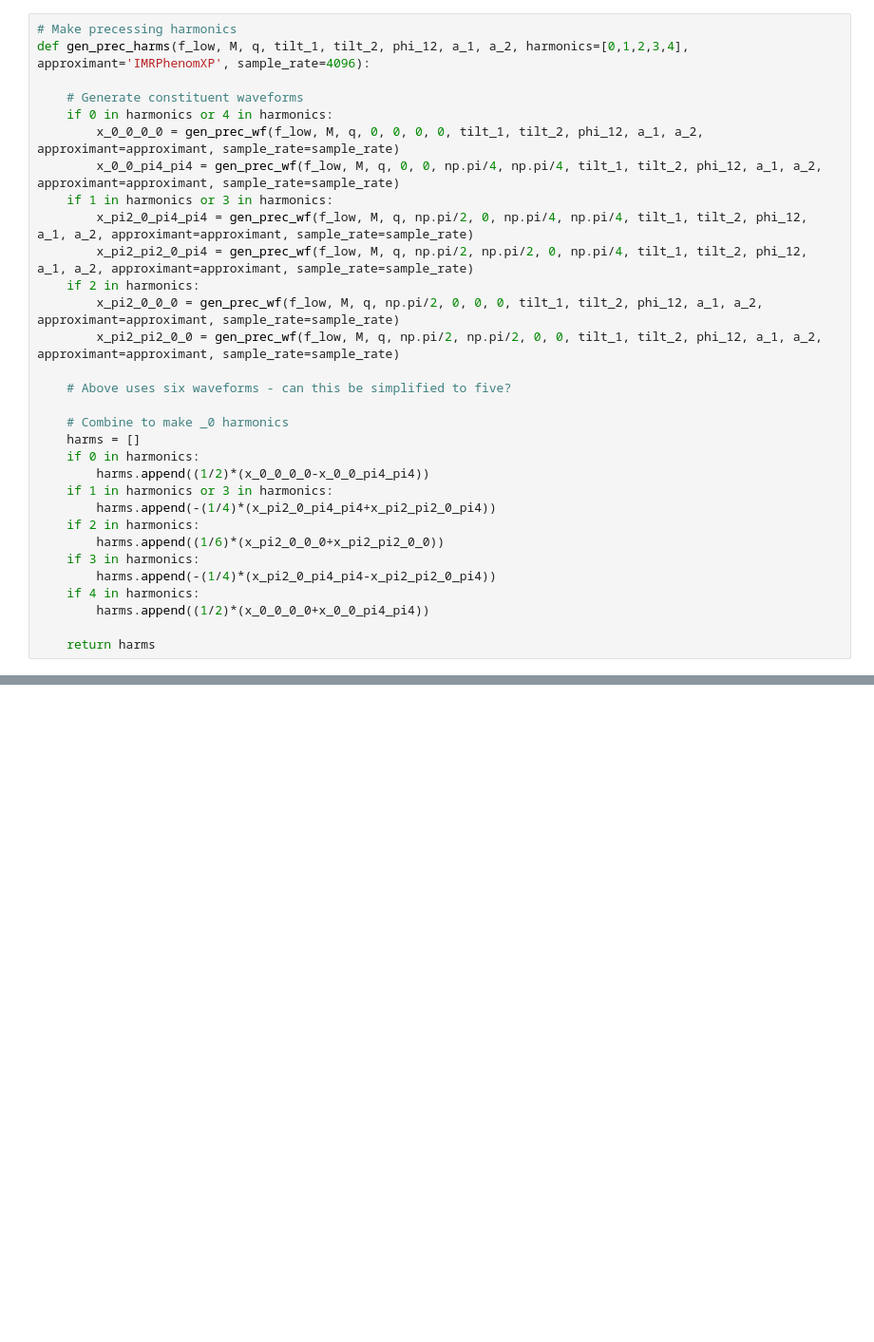
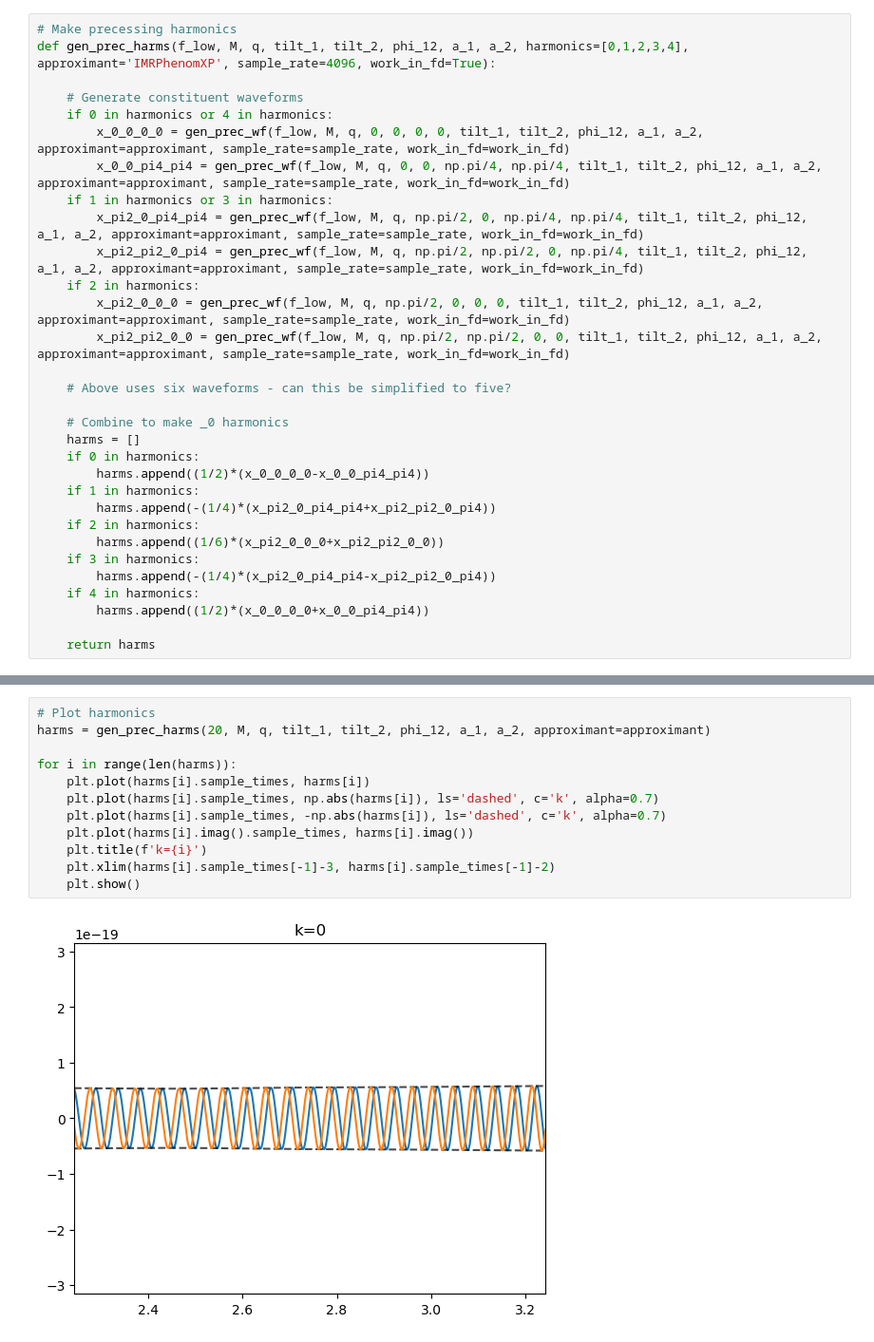
Before and after one commit to BenGPatterson/EccentricPrecession, a Jupyter notebook: ecc_prec_harmonics.ipynb, the cells around one changed output, grey strips where cells are left out. Shown at 95% size. Saved outputs shown, nothing was run; the diff lists cells and outputs as text; blank space fills up the shorter version.

```diff
--- a/ecc_prec_harmonics.ipynb
+++ b/ecc_prec_harmonics.ipynb
@@ -131,18 +103,18 @@ def gen_prec_wf(f_low, M, q, theta_jn, phi_jl, phase, psi, tilt_1, tilt_2, phi_1
     return h
 # %%
 # Make precessing harmonics
-def gen_prec_harms(f_low, M, q, tilt_1, tilt_2, phi_12, a_1, a_2, harmonics=[0,1,2,3,4], approximant='IMRPhenomXP', sample_rate=4096):
+def gen_prec_harms(f_low, M, q, tilt_1, tilt_2, phi_12, a_1, a_2, harmonics=[0,1,2,3,4], approximant='IMRPhenomXP', sample_rate=4096, work_in_fd=True):
 
     # Generate constituent waveforms
     if 0 in harmonics or 4 in harmonics:
-        x_0_0_0_0 = gen_prec_wf(f_low, M, q, 0, 0, 0, 0, tilt_1, tilt_2, phi_12, a_1, a_2, approximant=approximant, sample_rate=sample_rate)
-        x_0_0_pi4_pi4 = gen_prec_wf(f_low, M, q, 0, 0, np.pi/4, np.pi/4, tilt_1, tilt_2, phi_12, a_1, a_2, approximant=approximant, sample_rate=sample_rate)
+        x_0_0_0_0 = gen_prec_wf(f_low, M, q, 0, 0, 0, 0, tilt_1, tilt_2, phi_12, a_1, a_2, approximant=approximant, sample_rate=sample_rate, work_in_fd=work_in_fd)
+        x_0_0_pi4_pi4 = gen_prec_wf(f_low, M, q, 0, 0, np.pi/4, np.pi/4, tilt_1, tilt_2, phi_12, a_1, a_2, approximant=approximant, sample_rate=sample_rate, work_in_fd=work_in_fd)
     if 1 in harmonics or 3 in harmonics:
-        x_pi2_0_pi4_pi4 = gen_prec_wf(f_low, M, q, np.pi/2, 0, np.pi/4, np.pi/4, tilt_1, tilt_2, phi_12, a_1, a_2, approximant=approximant, sample_rate=sample_rate)
-        x_pi2_pi2_0_pi4 = gen_prec_wf(f_low, M, q, np.pi/2, np.pi/2, 0, np.pi/4, tilt_1, tilt_2, phi_12, a_1, a_2, approximant=approximant, sample_rate=sample_rate)
+        x_pi2_0_pi4_pi4 = gen_prec_wf(f_low, M, q, np.pi/2, 0, np.pi/4, np.pi/4, tilt_1, tilt_2, phi_12, a_1, a_2, approximant=approximant, sample_rate=sample_rate, work_in_fd=work_in_fd)
+        x_pi2_pi2_0_pi4 = gen_prec_wf(f_low, M, q, np.pi/2, np.pi/2, 0, np.pi/4, tilt_1, tilt_2, phi_12, a_1, a_2, approximant=approximant, sample_rate=sample_rate, work_in_fd=work_in_fd)
     if 2 in harmonics:
-        x_pi2_0_0_0 = gen_prec_wf(f_low, M, q, np.pi/2, 0, 0, 0, tilt_1, tilt_2, phi_12, a_1, a_2, approximant=approximant, sample_rate=sample_rate)
-        x_pi2_pi2_0_0 = gen_prec_wf(f_low, M, q, np.pi/2, np.pi/2, 0, 0, tilt_1, tilt_2, phi_12, a_1, a_2, approximant=approximant, sample_rate=sample_rate)
+        x_pi2_0_0_0 = gen_prec_wf(f_low, M, q, np.pi/2, 0, 0, 0, tilt_1, tilt_2, phi_12, a_1, a_2, approximant=approximant, sample_rate=sample_rate, work_in_fd=work_in_fd)
+        x_pi2_pi2_0_0 = gen_prec_wf(f_low, M, q, np.pi/2, np.pi/2, 0, 0, tilt_1, tilt_2, phi_12, a_1, a_2, approximant=approximant, sample_rate=sample_rate, work_in_fd=work_in_fd)
 
     # Above uses six waveforms - can this be simplified to five?
 
@@ -150,7 +122,7 @@ def gen_prec_harms(f_low, M, q, tilt_1, tilt_2, phi_12, a_1, a_2, harmonics=[0,1
     harms = []
     if 0 in harmonics:
         harms.append((1/2)*(x_0_0_0_0-x_0_0_pi4_pi4))
-    if 1 in harmonics or 3 in harmonics:
+    if 1 in harmonics:
         harms.append(-(1/4)*(x_pi2_0_pi4_pi4+x_pi2_pi2_0_pi4))
     if 2 in harmonics:
         harms.append((1/6)*(x_pi2_0_0_0+x_pi2_pi2_0_0))
@@ -189,0 +161,14 @@ for i in range(len(harms)):
+# %%
+# Plot harmonics
+harms = gen_prec_harms(20, M, q, tilt_1, tilt_2, phi_12, a_1, a_2, approximant=approximant)
+
+for i in range(len(harms)):
+    plt.plot(harms[i].sample_times, harms[i])
+    plt.plot(harms[i].sample_times, np.abs(harms[i]), ls='dashed', c='k', alpha=0.7)
+    plt.plot(harms[i].sample_times, -np.abs(harms[i]), ls='dashed', c='k', alpha=0.7)
+    plt.plot(harms[i].imag().sample_times, harms[i].imag())
+    plt.title(f'k={i}')
+    plt.xlim(harms[i].sample_times[-1]-3, harms[i].sample_times[-1]-2)
+    plt.show()
+# %% [output]
+[figure, added]
```
Also changed, not shown: parts of 23 cells of this notebook.
